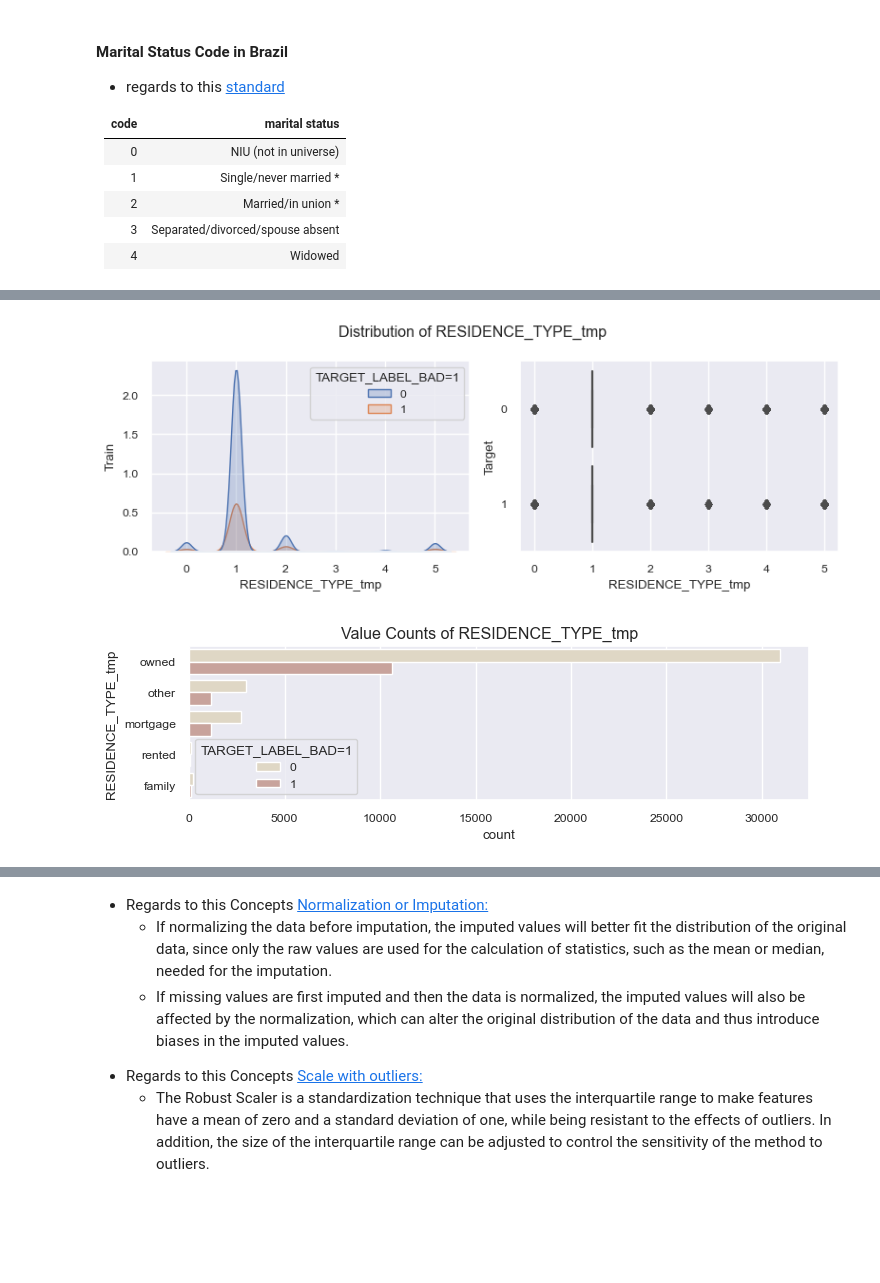
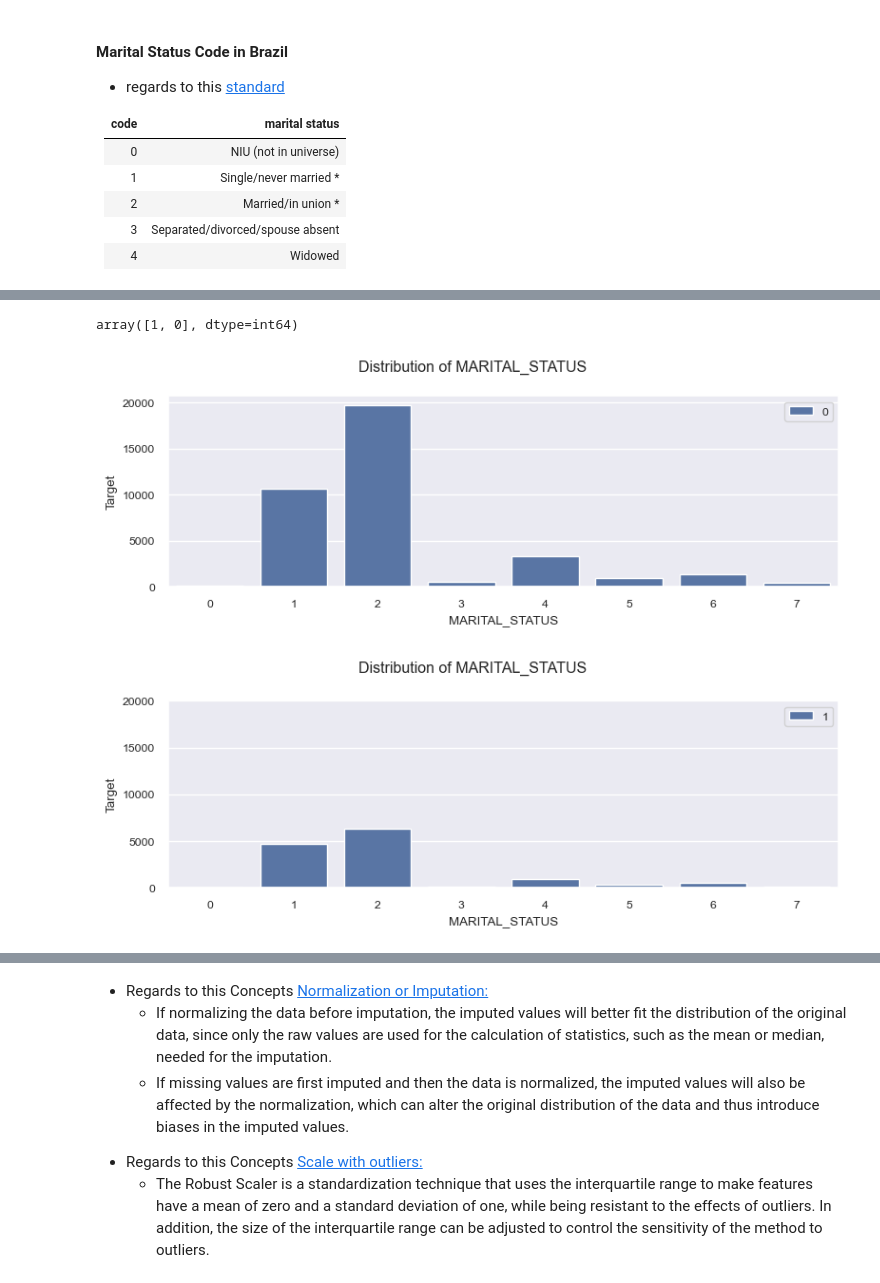
Before and after one commit to tutecode/credit-risk-analysis, a Jupyter notebook: src/notebooks/eda_ml_model_dev_v0.ipynb, the cells around one changed output, grey strips where cells are left out. Drawn from its saved outputs; the diff is of its cells as text; code cells hidden in the pictures; blank space fills up the shorter version.

```diff
--- a/src/notebooks/eda_ml_model_dev_v0.ipynb
+++ b/src/notebooks/eda_ml_model_dev_v0.ipynb
@@ -442,25 +392,8 @@ plot.plotting_distribution(tmp_col, app_train_cop, target_col)
-# %%
-# 'RESIDENCE_TYPE': should be categoric, value is maintained because of living zone
-# it doesn't need a numerical change only fill nans
-
-curr_col_name = "RESIDENCE_TYPE"
-tmp_col = curr_col_name + "_tmp"
-
-# impute nans in testing with 0 (it already has a other category)
-imp_const_zero = SimpleImputer(missing_values=np.nan, strategy="constant", fill_value=0)
-app_train_cop[tmp_col] = imp_const_zero.fit_transform(app_train_cop[[curr_col_name]]).ravel()
-
-# before cleaning
-plot.plotting_distribution(tmp_col, app_train_cop, target_col)
-
-# categorical changes
-app_train_cop[tmp_col] = np.where(app_train_cop[curr_col_name] == 1, "owned",
-        np.where(app_train_cop[curr_col_name] == 2, "mortgage",
-        np.where(app_train_cop[curr_col_name] == 3, "rented",
-        # np.where(app_train_cop[curr_col_name] == 4, "parents",
-        np.where(app_train_cop[curr_col_name] == 4, "family", "other"))))
-
-plot.plot_value_counts(tmp_col, app_train_cop, target_col)
-# %% [output]
-[figure, removed]
-[figure, removed]
+# %%
+app_train[target_col].unique()
+# %% [output]
+array([1, 0], dtype=int64)
+# %%
+app_x = app_train[app_train[target_col] == 0].copy()
+# %%
+app_y = app_train[app_train[target_col] == 1].copy()
@@ -466,0 +406,7 @@ plot.plot_value_counts(tmp_col, app_train_cop, target_col)
+# %%
+reload(plot)
+plot.plotting_distribution_bar(app_x, 'MARITAL_STATUS') # before changes
+plot.plotting_distribution_bar(app_y, 'MARITAL_STATUS') # before changes
+# %% [output]
+[figure, added]
+[figure, added]
```
Also changed, not shown: parts of 18 cells of this notebook, 3 other files.
